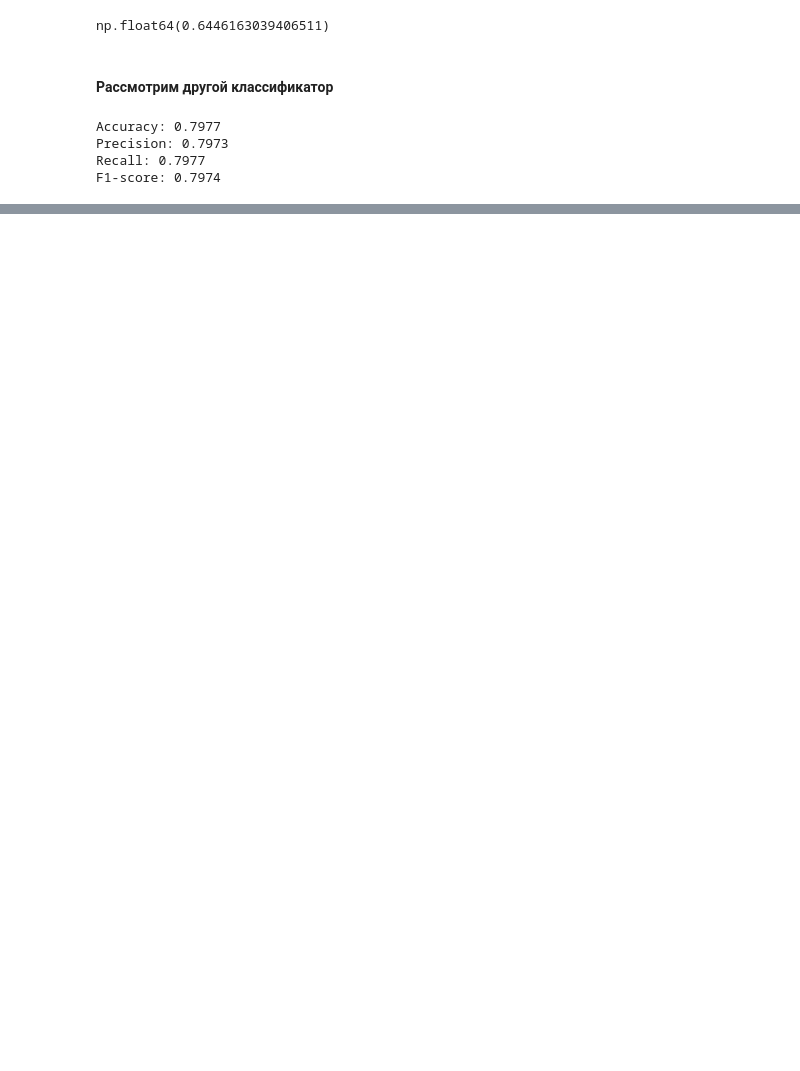
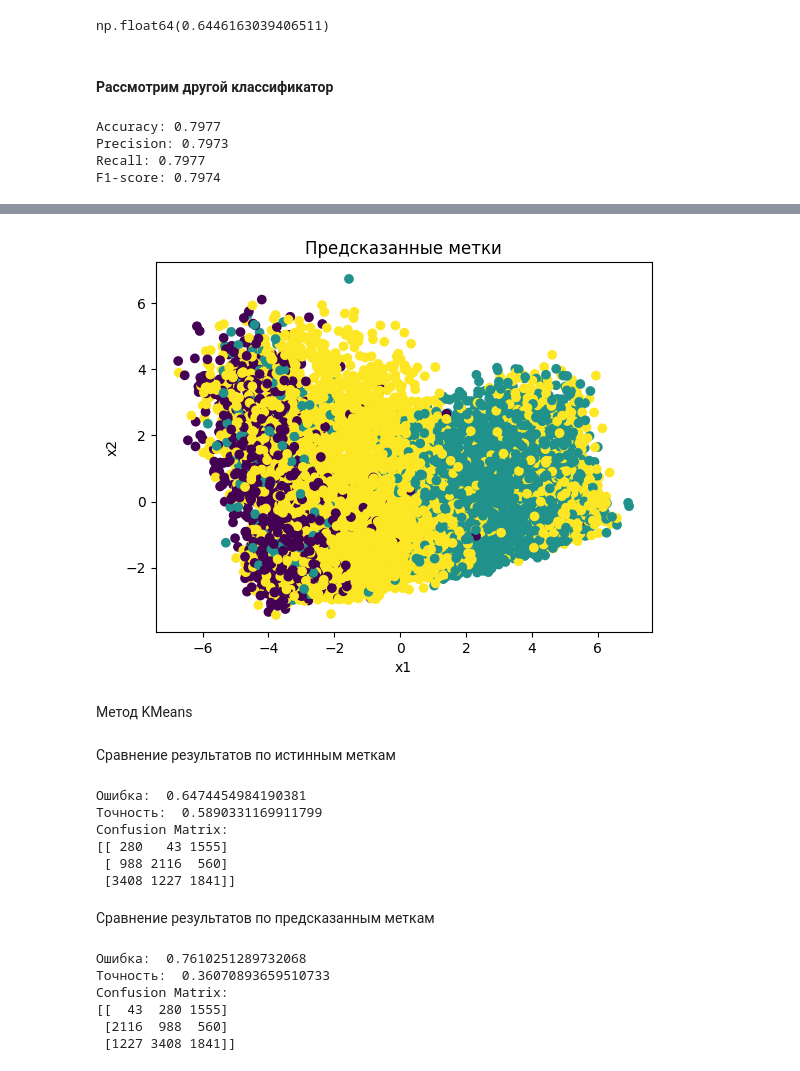
Before and after one commit to SoldatovDaniil/Ml, a Jupyter notebook: CreditRiskClass.ipynb, the cells around one changed output, grey strips where cells are left out. Cells and saved outputs as stored; diff of their text form; code cells hidden in the pictures; blank space fills up the shorter version.

```diff
--- a/CreditRiskClass.ipynb
+++ b/CreditRiskClass.ipynb
@@ -713,6 +711,7 @@ np.float64(0.6446163039406511)
 rf = RandomForestClassifier(random_state=42)
 rf.fit(X_train, y_train)
 
+y_train_pred = rf.predict(X_train)
 y_pred = rf.predict(X_test)
 # %%
 accuracy = accuracy_score(y_test, y_pred)
@@ -782,0 +794,12 @@ plt.show()
+# %%
+X_test_pca = pca.fit_transform(X_test)
+
+plt.scatter(X_test_pca[:, 0], X_test_pca[:, 1], c=predicted_test_encoded)
+plt.title('Предсказанные метки')
+plt.xlabel('x1')
+plt.ylabel('x2')
+pass
+# %% [output]
+[figure, added]
+# %% [markdown]
+Метод KMeans
@@ -782,0 +811,34 @@ plt.show()
+# %% [markdown]
+Сравнение результатов по истинным меткам
+# %%
+kmeansAccuracy, test_clusters_kmeans_correct = getMaxFitLabels(test_clusters_kmeans, y_test_encoded)
+kmeans_error = np.mean(test_clusters_kmeans_correct != y_test_encoded)
+print("Ошибка: ", kmeans_error)
+print("Точность: ", kmeansAccuracy)
+cm = confusion_matrix(y_test_encoded, test_clusters_kmeans_correct)
+print("Confusion Matrix:")
+print(cm)
+# %% [output]
+Ошибка:  0.6474454984190381
+Точность:  0.5890331169911799
+Confusion Matrix:
+[[ 280   43 1555]
+ [ 988 2116  560]
+ [3408 1227 1841]]
+# %% [markdown]
+Сравнение результатов по предсказанным меткам
+# %%
+kmeansAccuracy, test_clusters_kmeans_correct = getMaxFitLabels(test_clusters_kmeans, predicted_test_encoded)
+kmeans_error = np.mean(test_clusters_kmeans_correct != y_test_encoded)
+print("Ошибка: ", kmeans_error)
+print("Точность: ", kmeansAccuracy)
+cm = confusion_matrix(y_test_encoded, test_clusters_kmeans_correct)
+print("Confusion Matrix:")
+print(cm)
+# %% [output]
+Ошибка:  0.7610251289732068
+Точность:  0.36070893659510733
+Confusion Matrix:
+[[  43  280 1555]
+ [2116  988  560]
+ [1227 3408 1841]]
```
Also changed, not shown: parts of 33 cells of this notebook.
